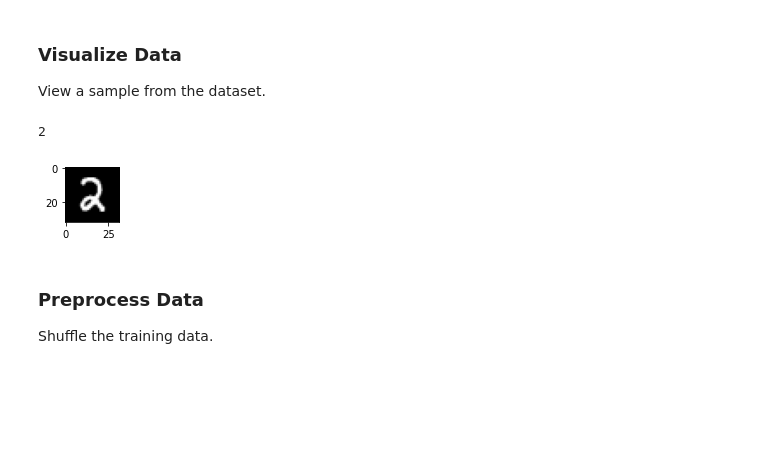
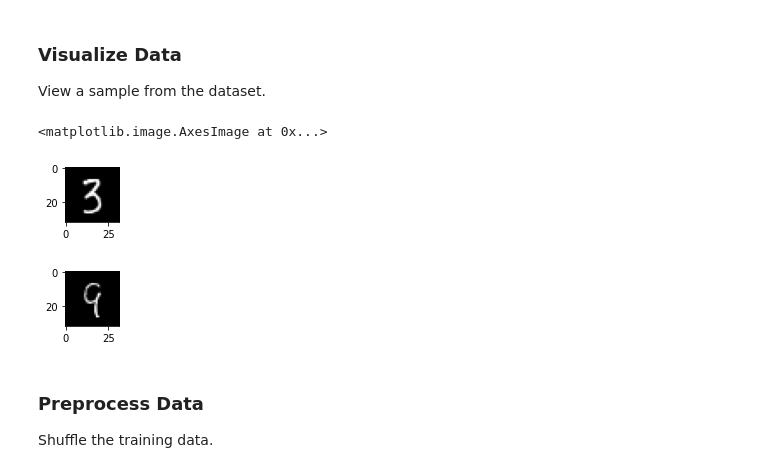
Before and after one commit to shrinidhi99/Computer-Vision, a Jupyter notebook: Assignment/assignment.ipynb, the cells around one changed output. Cells and saved outputs as stored; diff of their text form; code cells hidden in the pictures; blank space fills up the shorter version.

```diff
--- a/Assignment/assignment.ipynb
+++ b/Assignment/assignment.ipynb
@@ -66,18 +66,23 @@ View a sample from the dataset.
 # %%
 import random
 import numpy as np
 import matplotlib.pyplot as plt
 %matplotlib inline
 
-index = random.randint(0, len(X_train))
-image = X_train[index].squeeze()
+index1 = random.randint(0, len(X_train))
+image1 = X_train[index1].squeeze()
+
+index2 = random.randint(0, len(X_train))
+image2 = X_train[index2].squeeze()
 
 plt.figure(figsize=(1,1))
-plt.imshow(image, cmap="gray")
-print(y_train[index])
+plt.imshow(image1, cmap="gray")
+plt.figure(figsize=(1,1))
+plt.imshow(image2, cmap="gray")
 # %% [output]
-2
+<matplotlib.image.AxesImage at 0x...>
-[figure, old version]
+[figure, new version]
+[figure, added]
 # %% [markdown]
 ### Preprocess Data
 
```
Also changed, not shown: parts of 24 cells of this notebook, 2 other files.
